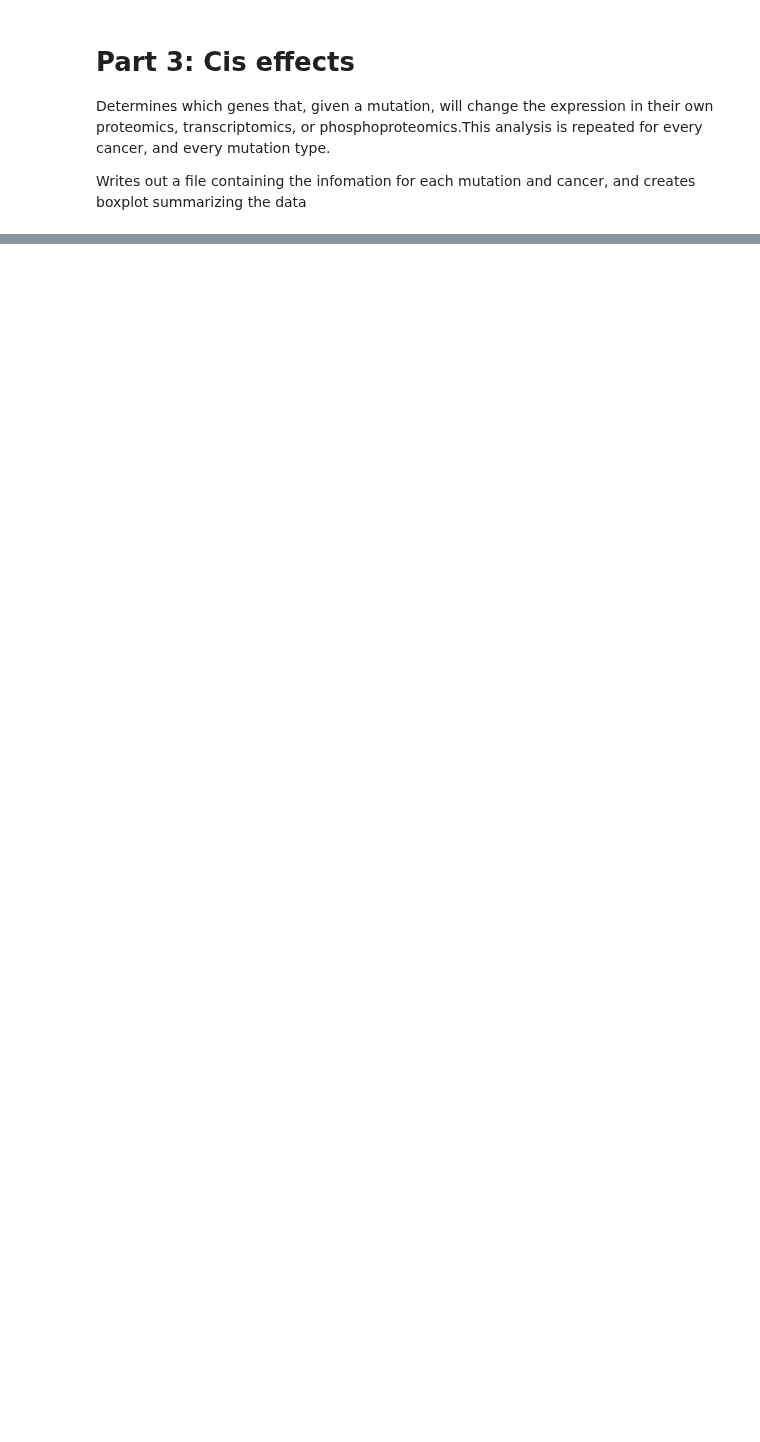
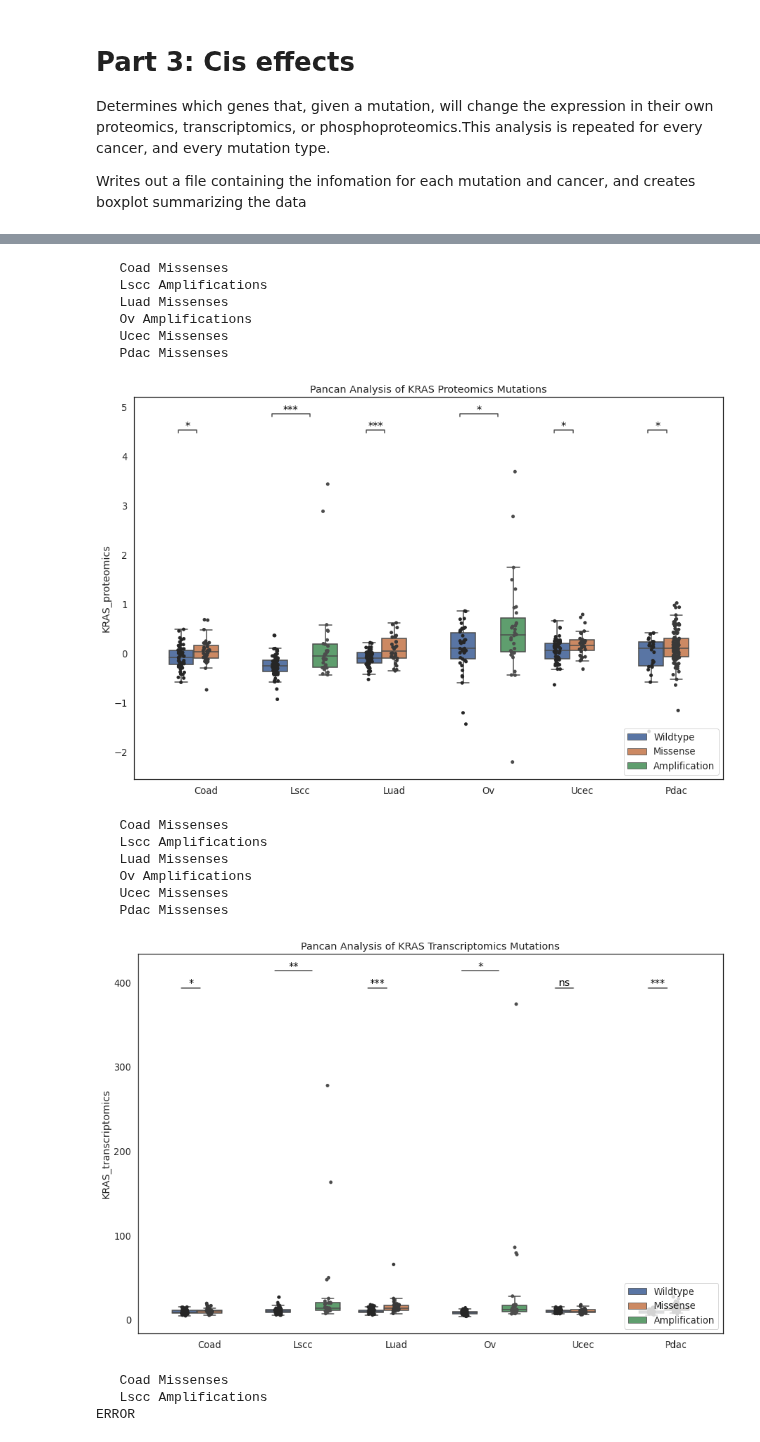
Before and after one commit to PayneLab/WhenMutationsDontMatter, a Jupyter notebook: Pancan/KRAS/full_analysis.ipynb, the cells around one changed output, grey strips where cells are left out. Drawn from its saved outputs; the diff is of its cells as text; code cells hidden in the pictures; blank space fills up the shorter version.

```diff
--- a/Pancan/KRAS/full_analysis.ipynb
+++ b/Pancan/KRAS/full_analysis.ipynb
@@ -44,7 +71,7 @@ target_gene = "KRAS"
 datasets = {}
 for name in dataset_names:
     exec(f"cancer = pc.{name}(no_internet = True)")
-    genotype_data = cancer.get_genotype_all_vars(mutations_gene = target_gene, omics_source = "washu")
+    genotype_data = cancer.get_genotype_all_vars(target_gene, omics_source = "washu")
 
     proteomic_data = cancer.get_proteomics(source = 'umich')
     proteomic_data = proteomic_data.droplevel("Database_ID", axis = 1)
@@ -61,5 +88,5 @@ for name in dataset_names:
                         "trans": transcript_data,
                         "phos" : phospho_data
                          }
-    print(f"Lodaded {name}...")
+    print(f"Loaded {name}...")
 # %% [output]
@@ -94,7 +114,7 @@ for name, dataset in datasets.items():
     genotypes.replace(["Nonsense_Mutation", "Frame_Shift_Ins", "Frame_Shift_Del"], "Truncation", inplace = True)
     genotypes.replace(["In_Frame_Del", "In_Frame_Ins"], "Indel", inplace = True)
     genotypes.replace(["Missense_Mutation", "Wildtype_Tumor"], ["Missense", "Wildtype"], inplace = True)
-    genotypes = genotypes.loc[~genotypes["Mutation"].isin(["Intron","Silent",])]
+    genotypes = genotypes.loc[~genotypes["Mutation"].isin(["Intron","Silent"])]
     datasets[name]["gen"] = genotypes
 # %%
 # Create a bargraph displaying the mutation types
@@ -102,7 +122,8 @@ for name, dataset in datasets.items():
 # Determine which cancers have mutation rates over 20%
 variants_to_analyze = {}
 for name, dataset in datasets.items():
-    mut_type_freq = dataset["gen"]["Mutation"].value_counts() / len(dataset["prot"])
+    mut_type_freq = dataset["gen"]["Mutation"].value_counts() / len(dataset["gen"])
+
     mut_type_freq = mut_type_freq.loc[mut_type_freq >= 0.2]
     variants_to_analyze[name] = set(mut_type_freq.index.tolist())
     variants_to_analyze[name].discard("Wildtype")
@@ -197,0 +143,19 @@ NameError: name 'types' is not defined
+# %%
+'''
+Parameters
+pval_symbol: String. The symbol associated with the significance of the pvalue (NS, *, **, or ***)
+x1, x2: Float. x coordinates for the start and end of the annotation line.
+line_start: Float. y coordinate for the horizontal line (Default = .05).
+line_height: Float. The height of the vertical lines at the start and end of the horizontal line (Default = .05).
+
+Returns a formated annotation line showing the significance symbol of each pvalue.
+'''
+def format_pval_annotation(pval_symbol, x1, x2, line_start = .05, line_height=.05):
+    # for manual adjustment to pval annotations
+
+    y, h = line_start, line_height
+    plt.plot([x1, x1, x2, x2], #draw horizontal line
+             [y, y+h, y+h, y], #vertical line
+             lw=1.5, color= '.3')
+    plt.text((x1+x2)*.5, # half between x coord
+             y+h, pval_symbol, horizontalalignment='center', verticalalignment='bottom', color = "black")
@@ -197,0 +351,22 @@ NameError: name 'types' is not defined
+# %%
+cis_effects = pd.concat([analyze_cis_mutation(omics_type, genes_to_analyze=[target_gene]) for omics_type in ["prot", "trans", "phos"]])
+cis_effects.reset_index(drop=True, inplace=True)
+cis_effects
+# %% [output]
+   Coad Missenses
+   Lscc Amplifications
+   Luad Missenses
+   Ov Amplifications
+   Ucec Missenses
+   Pdac Missenses
+[figure, added]
+   Coad Missenses
+   Lscc Amplifications
+   Luad Missenses
+   Ov Amplifications
+   Ucec Missenses
+   Pdac Missenses
+[figure, added]
+   Coad Missenses
+   Lscc Amplifications
+ERROR
```
Also changed, not shown: parts of 46 cells of this notebook, 37 other files.
